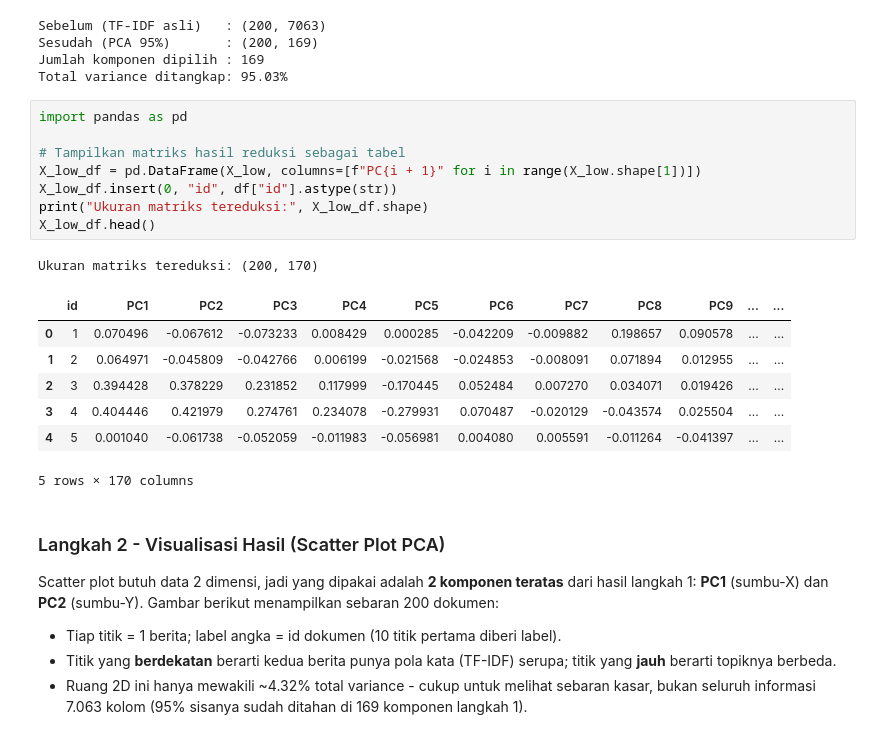
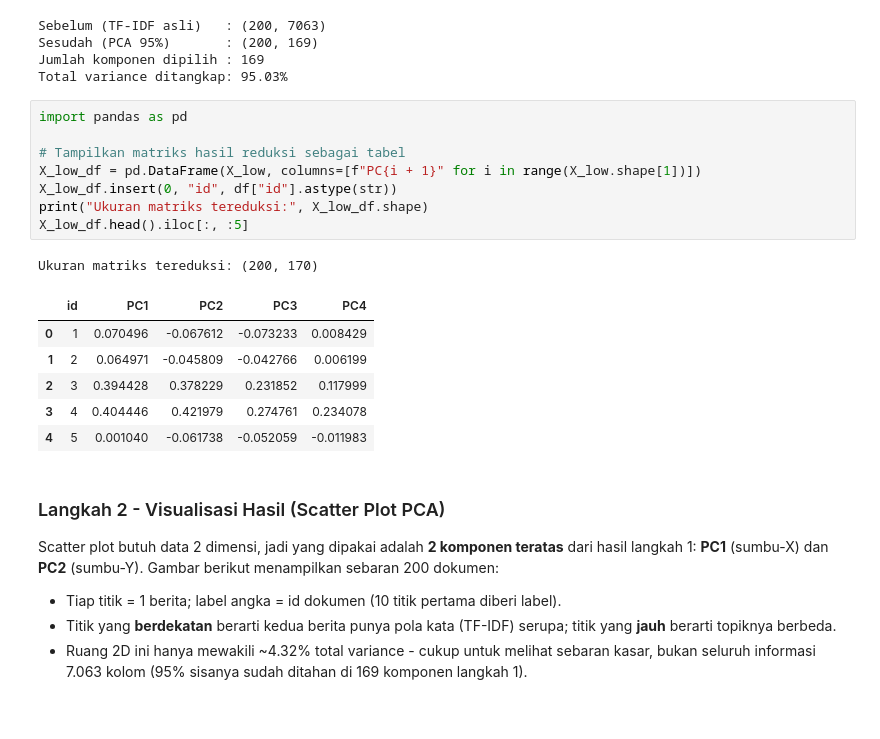
Before and after one commit to Abidayyasy/PPW, a Jupyter notebook: tugas2.ipynb, the cells around one changed output. Drawn from its saved outputs; the diff is of its cells as text.

```diff
--- a/tugas2.ipynb
+++ b/tugas2.ipynb
@@ -343,20 +343,19 @@ Total variance ditangkap: 95.03%
 # %%
 import pandas as pd
 
 # Tampilkan matriks hasil reduksi sebagai tabel
 X_low_df = pd.DataFrame(X_low, columns=[f"PC{i + 1}" for i in range(X_low.shape[1])])
 X_low_df.insert(0, "id", df["id"].astype(str))
 print("Ukuran matriks tereduksi:", X_low_df.shape)
-X_low_df.head()
+X_low_df.head().iloc[:, :5]
 # %% [output]
 Ukuran matriks tereduksi: (200, 170)
-|  | id | PC1 | PC2 | PC3 | PC4 | PC5 | PC6 | PC7 | PC8 | PC9 | ... | ... |
-| 0 | 1 | 0.070496 | -0.067612 | -0.073233 | 0.008429 | 0.000285 | -0.042209 | -0.009882 | 0.198657 | 0.090578 | ... | ... |
-| 1 | 2 | 0.064971 | -0.045809 | -0.042766 | 0.006199 | -0.021568 | -0.024853 | -0.008091 | 0.071894 | 0.012955 | ... | ... |
-| 2 | 3 | 0.394428 | 0.378229 | 0.231852 | 0.117999 | -0.170445 | 0.052484 | 0.007270 | 0.034071 | 0.019426 | ... | ... |
-| 3 | 4 | 0.404446 | 0.421979 | 0.274761 | 0.234078 | -0.279931 | 0.070487 | -0.020129 | -0.043574 | 0.025504 | ... | ... |
-| 4 | 5 | 0.001040 | -0.061738 | -0.052059 | -0.011983 | -0.056981 | 0.004080 | 0.005591 | -0.011264 | -0.041397 | ... | ... |
+|  | id | PC1 | PC2 | PC3 | PC4 |
+| 0 | 1 | 0.070496 | -0.067612 | -0.073233 | 0.008429 |
+| 1 | 2 | 0.064971 | -0.045809 | -0.042766 | 0.006199 |
+| 2 | 3 | 0.394428 | 0.378229 | 0.231852 | 0.117999 |
+| 3 | 4 | 0.404446 | 0.421979 | 0.274761 | 0.234078 |
+| 4 | 5 | 0.001040 | -0.061738 | -0.052059 | -0.011983 |
-5 rows × 170 columns
 # %% [markdown]
 ### Langkah 2 - Visualisasi Hasil (Scatter Plot PCA)
 
```
Also changed, not shown: parts of 1 cell of this notebook, 1 other file.
